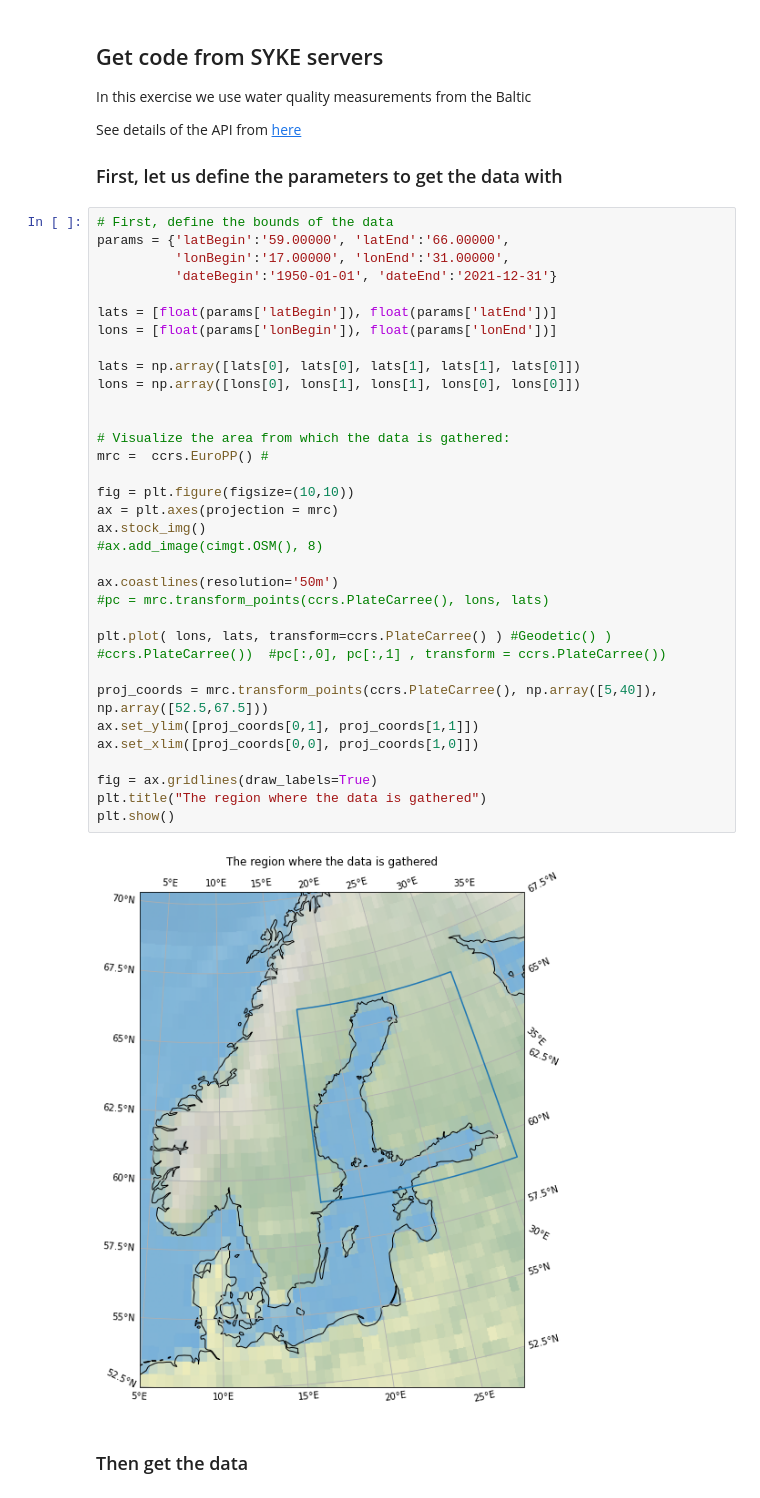
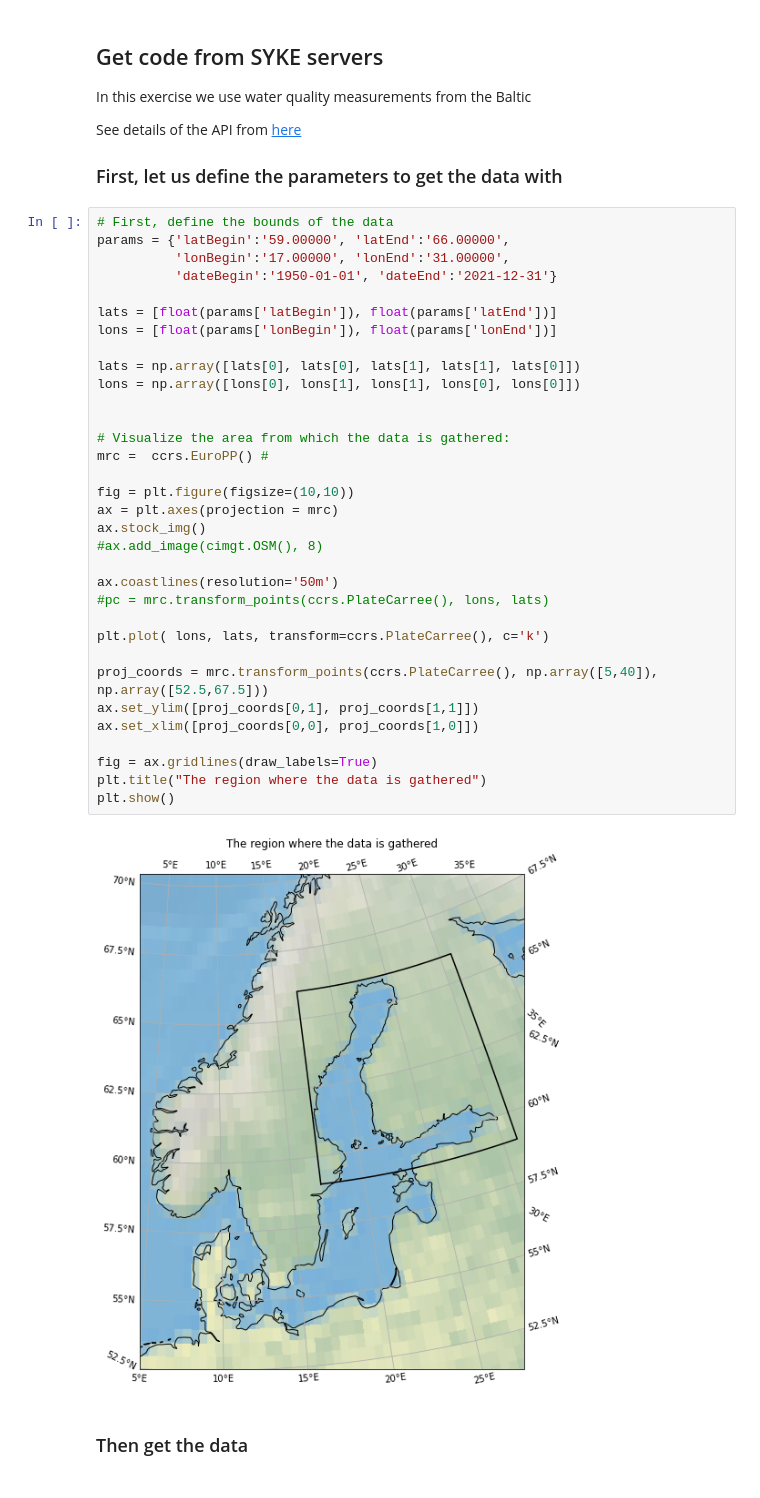
Before and after one commit to esiivola/syke-machine-learning-course, a Jupyter notebook: ML-course.ipynb, the cells around one changed output. Drawn from its saved outputs; the diff is of its cells as text.

```diff
--- a/ML-course.ipynb
+++ b/ML-course.ipynb
@@ -220,35 +256,35 @@ params = {'latBegin':'59.00000', 'latEnd':'66.00000',
           'lonBegin':'17.00000', 'lonEnd':'31.00000',
           'dateBegin':'1950-01-01', 'dateEnd':'2021-12-31'}
 
 lats = [float(params['latBegin']), float(params['latEnd'])]
 lons = [float(params['lonBegin']), float(params['lonEnd'])]
 
 lats = np.array([lats[0], lats[0], lats[1], lats[1], lats[0]])
 lons = np.array([lons[0], lons[1], lons[1], lons[0], lons[0]])
 
 
 # Visualize the area from which the data is gathered:
 mrc =  ccrs.EuroPP() #
 
 fig = plt.figure(figsize=(10,10))
 ax = plt.axes(projection = mrc)
 ax.stock_img()
 #ax.add_image(cimgt.OSM(), 8)
 
 ax.coastlines(resolution='50m')
 #pc = mrc.transform_points(ccrs.PlateCarree(), lons, lats)
 
-plt.plot( lons, lats, transform=ccrs.PlateCarree() ) #Geodetic() ) #ccrs.PlateCarree())  #pc[:,0], pc[:,1] , transform = ccrs.PlateCarree())
+plt.plot( lons, lats, transform=ccrs.PlateCarree(), c='k')
 
 proj_coords = mrc.transform_points(ccrs.PlateCarree(), np.array([5,40]), np.array([52.5,67.5]))
 ax.set_ylim([proj_coords[0,1], proj_coords[1,1]])
 ax.set_xlim([proj_coords[0,0], proj_coords[1,0]])
 
 fig = ax.gridlines(draw_labels=True)
 plt.title("The region where the data is gathered")
 plt.show()
 # %% [output]
-[figure, old version]
+[figure, new version]
 # %% [markdown]
 ### Then get the data
 # %%
```
Also changed, not shown: parts of 26 cells of this notebook, 1 other file.
